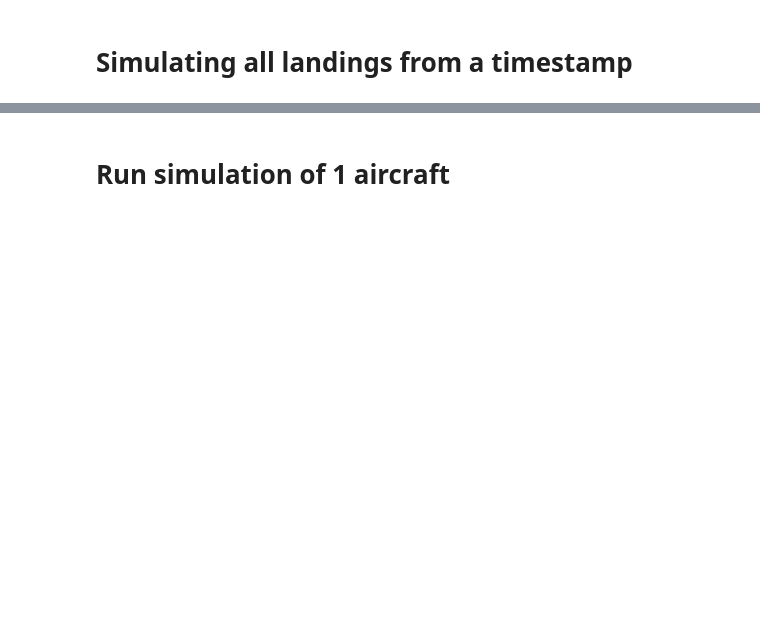
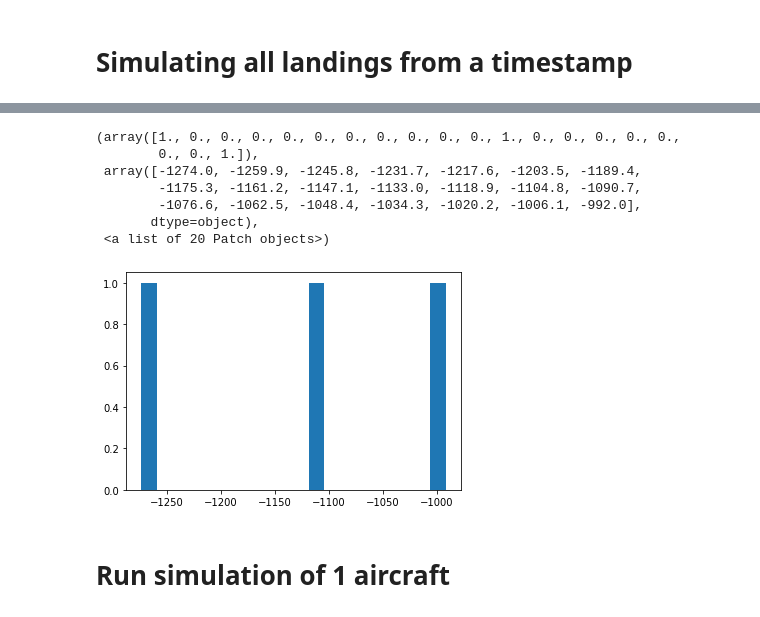
Before and after one commit to SNaveenMathew/flight-dqn, a Jupyter notebook: simulation_transition_xyz.ipynb, the cells around one changed output, grey strips where cells are left out. Saved outputs shown, nothing was run; the diff lists cells and outputs as text; code cells hidden in the pictures; blank space fills up the shorter version.

```diff
--- a/simulation_transition_xyz.ipynb
+++ b/simulation_transition_xyz.ipynb
@@ -311,0 +550,12 @@ last_known_landing_df.head()
+# %%
+landing_duration_changes = np.concatenate(list(landing_duration_change.values()))
+plt.hist(landing_duration_changes, bins=20)
+# %% [output]
+(array([1., 0., 0., 0., 0., 0., 0., 0., 0., 0., 0., 1., 0., 0., 0., 0., 0.,
+        0., 0., 1.]),
+ array([-1274.0, -1259.9, -1245.8, -1231.7, -1217.6, -1203.5, -1189.4,
+        -1175.3, -1161.2, -1147.1, -1133.0, -1118.9, -1104.8, -1090.7,
+        -1076.6, -1062.5, -1048.4, -1034.3, -1020.2, -1006.1, -992.0],
+       dtype=object),
+ <a list of 20 Patch objects>)
+[figure, added]
```
Also changed, not shown: parts of 54 cells of this notebook, 3 other files.
